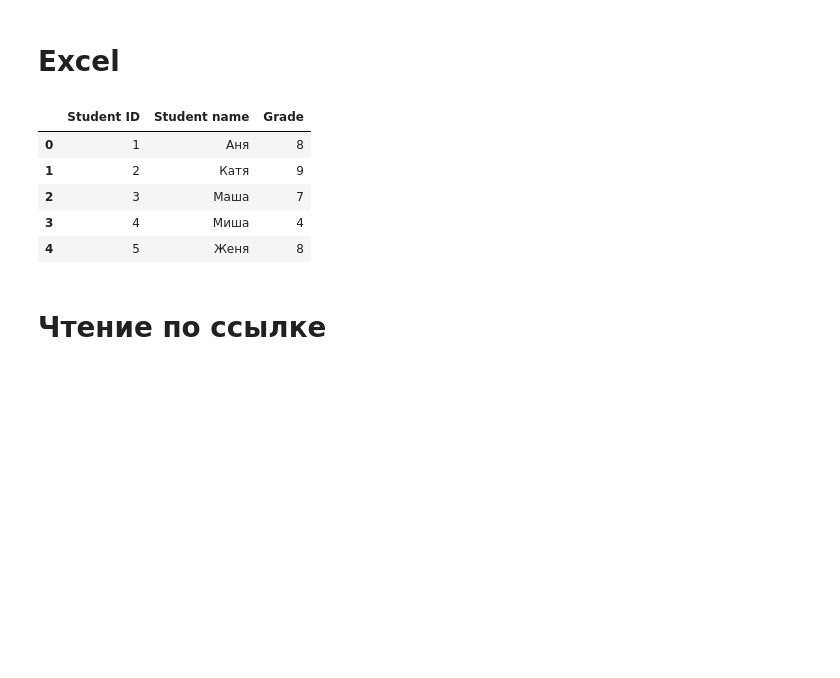
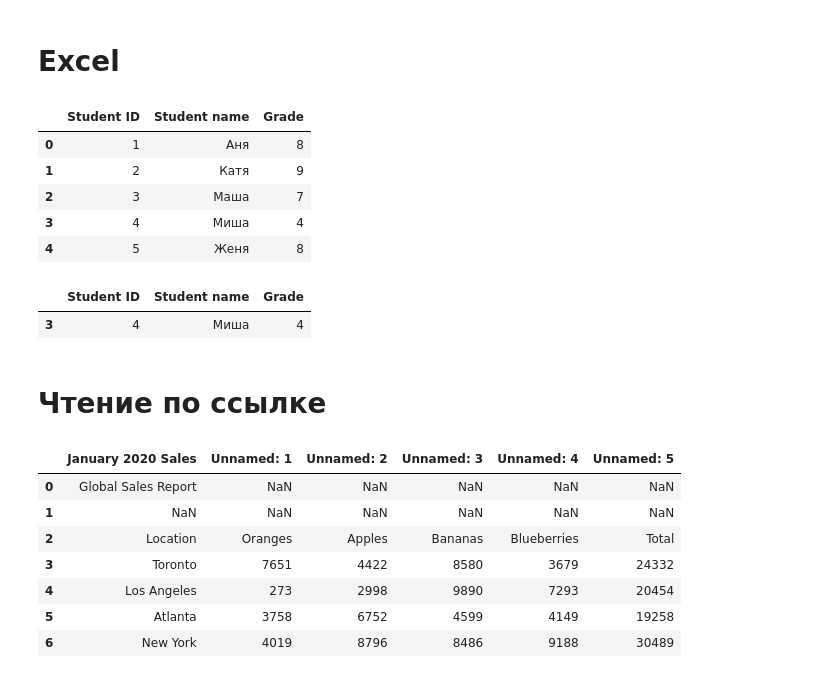
Before and after one commit to fandox/DataScience, a Jupyter notebook: PY16/p2-19.ipynb, the cells around one changed output. Saved outputs shown, nothing was run; the diff lists cells and outputs as text; code cells hidden in the pictures; blank space fills up the shorter version.

```diff
--- a/PY16/p2-19.ipynb
+++ b/PY16/p2-19.ipynb
@@ -80,6 +80,8 @@ data.to_csv('data/out.zip', index=False, compression=compression_opts)
 # %%
 grades = pd.read_excel('data/grades.xlsx')
 display(grades.head())
+
+grades[grades['Student name'] == 'Миша']
 # %% [output]
 |  | Student ID | Student name | Grade |
 | 0 | 1 | Аня | 8 |
@@ -87,5 +89,19 @@ display(grades.head())
 | 2 | 3 | Маша | 7 |
 | 3 | 4 | Миша | 4 |
 | 4 | 5 | Женя | 8 |
+|  | Student ID | Student name | Grade |
+| 3 | 4 | Миша | 4 |
 # %% [markdown]
 # Чтение по ссылке
+# %%
+data = pd.read_excel('https://github.com/asaydn/test/raw/master/january.xlsx')
+display(data)
+# %% [output]
+|  | January 2020 Sales | Unnamed: 1 | Unnamed: 2 | Unnamed: 3 | Unnamed: 4 | Unnamed: 5 |
+| 0 | Global Sales Report | NaN | NaN | NaN | NaN | NaN |
+| 1 | NaN | NaN | NaN | NaN | NaN | NaN |
+| 2 | Location | Oranges | Apples | Bananas | Blueberries | Total |
+| 3 | Toronto | 7651 | 4422 | 8580 | 3679 | 24332 |
+| 4 | Los Angeles | 273 | 2998 | 9890 | 7293 | 20454 |
+| 5 | Atlanta | 3758 | 6752 | 4599 | 4149 | 19258 |
+| 6 | New York | 4019 | 8796 | 8486 | 9188 | 30489 |
```
Also changed, not shown: parts of 15 cells of this notebook, 1 other file.
